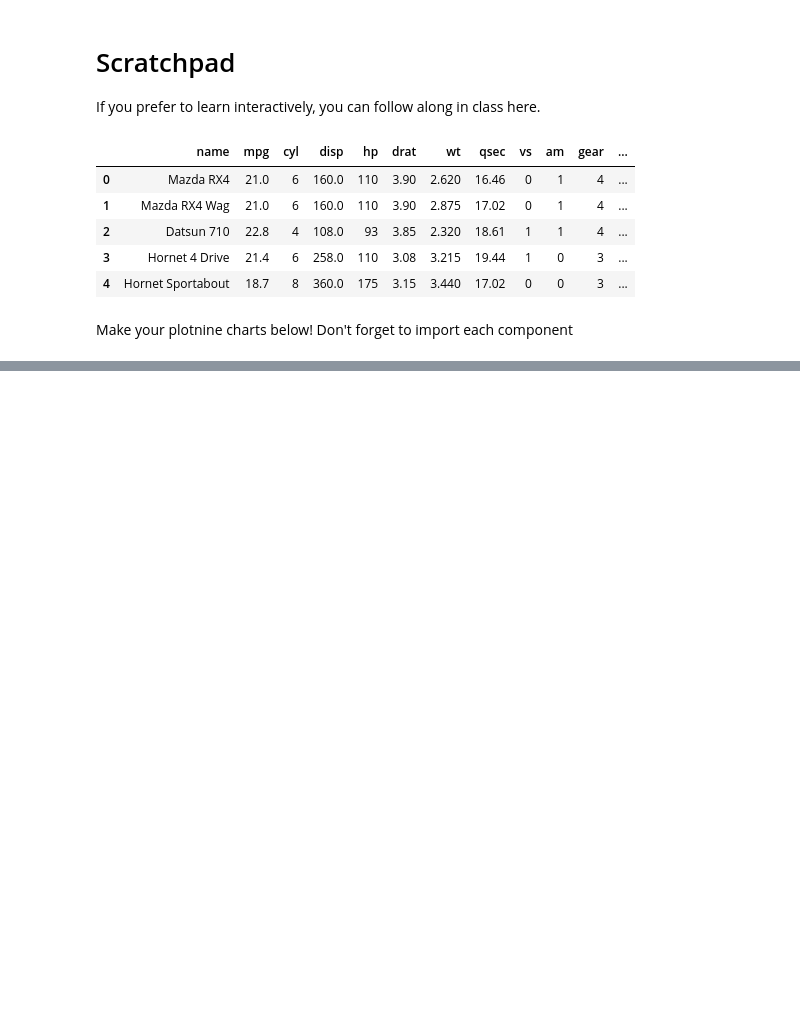
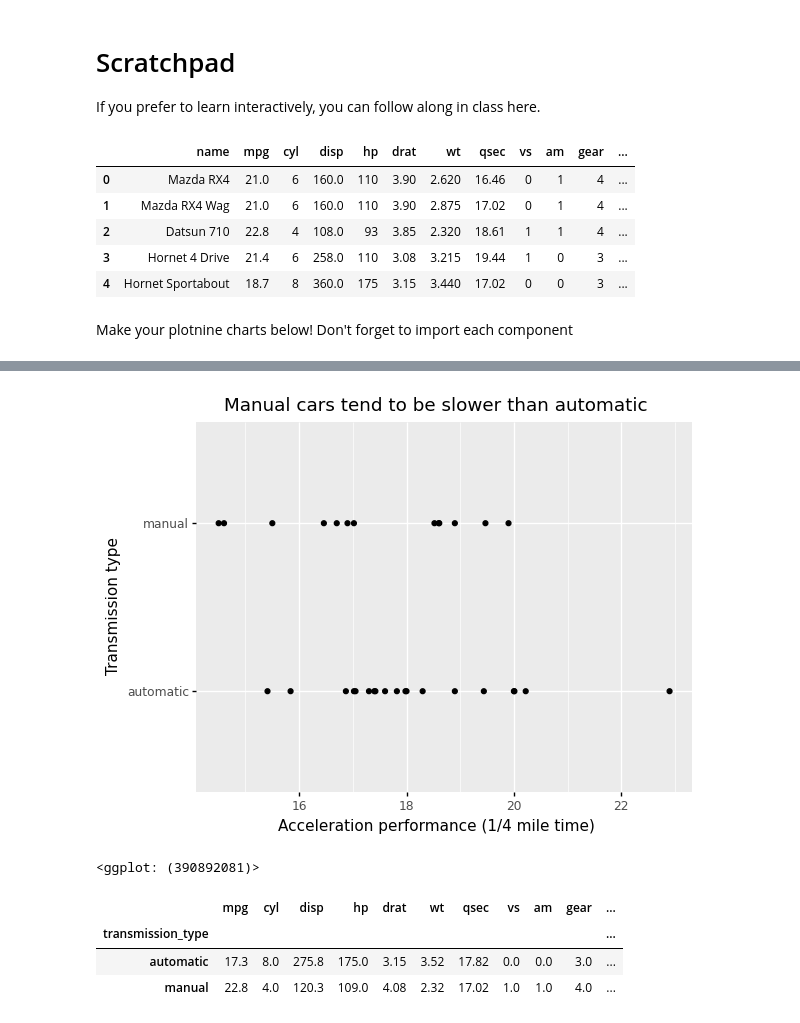
Before and after one commit to luizftoledo/learning-plotnine-luizftoledo-main, a Jupyter notebook: scratchpad.ipynb, the cells around one changed output, grey strips where cells are left out. Drawn from its saved outputs; the diff is of its cells as text; code cells hidden in the pictures; blank space fills up the shorter version.

```diff
--- a/scratchpad.ipynb
+++ b/scratchpad.ipynb
@@ -18,0 +57,24 @@ Make your plotnine charts below! Don't forget to import each component
+# %%
+#TRANSMISSION TYPE X ACCELERATION
+
+(
+    ggplot(mtcars,
+        aes('qsec', 'transmission_type'))
+        + geom_point()
+        + labs(
+            title = "Manual cars tend to be slower than automatic",
+            y = "Transmission type",
+            x = "Acceleration performance (1/4 mile time)"
+        )
+)
+# %% [output]
+[figure, added]
+<ggplot: (390892081)>
+# %%
+# The average eficiency for automatic cars is 17.14 miles per gallon, while it is 24.39 for the manual ones.
+mtcars.groupby(by='transmission_type').median('mpg')
+# %% [output]
+|  | mpg | cyl | disp | hp | drat | wt | qsec | vs | am | gear | ... |
+| transmission_type |  |  |  |  |  |  |  |  |  |  | ... |
+| automatic | 17.3 | 8.0 | 275.8 | 175.0 | 3.15 | 3.52 | 17.82 | 0.0 | 0.0 | 3.0 | ... |
+| manual | 22.8 | 4.0 | 120.3 | 109.0 | 4.08 | 2.32 | 17.02 | 1.0 | 1.0 | 4.0 | ... |
```
Also changed, not shown: parts of 13 cells of this notebook, 1 other file.
